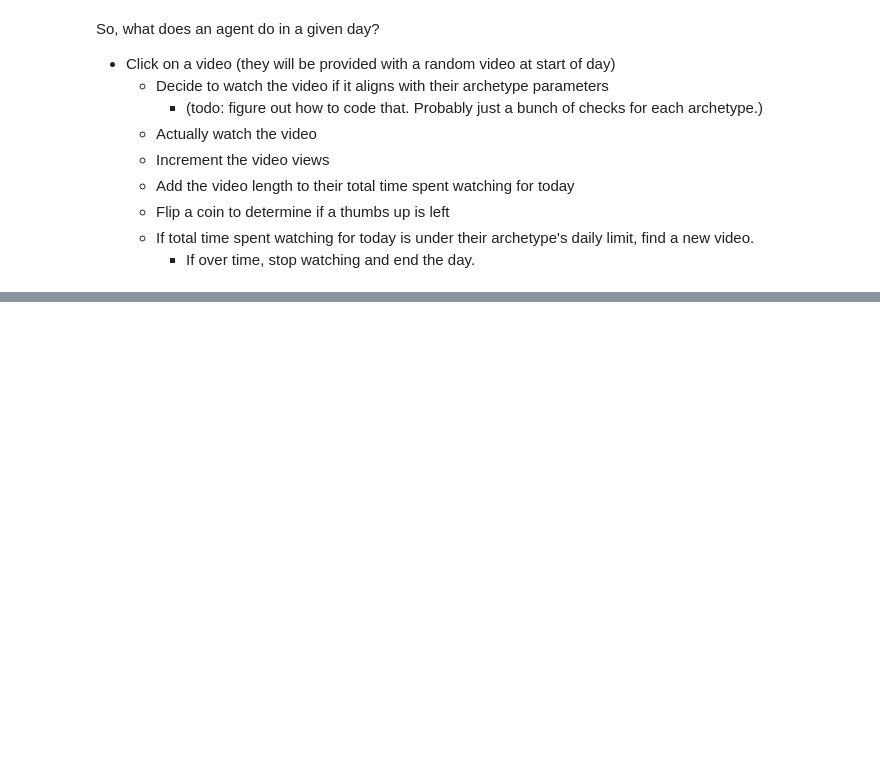
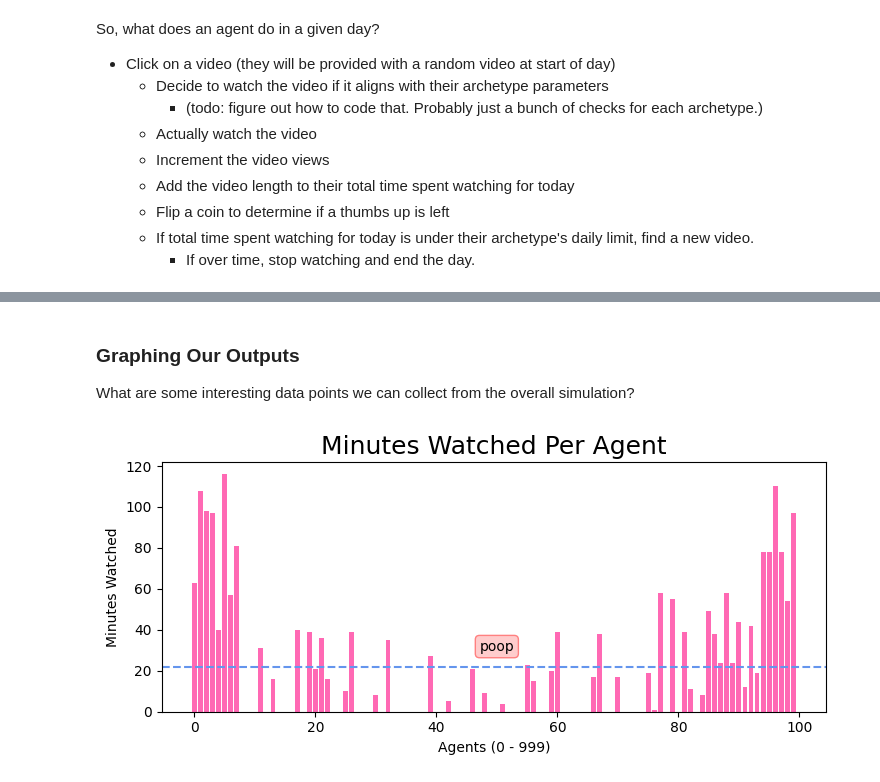
Before and after one commit to snyder-research-group/tools-of-justice, a Jupyter notebook: youtube simulation/simulation_notebook.ipynb, the cells around one changed output, grey strips where cells are left out. Cells and saved outputs as stored; diff of their text form; code cells hidden in the pictures; blank space fills up the shorter version.

Commit message:
Simulation works for all agents! Plus graphs!

```diff
--- a/youtube simulation/simulation_notebook.ipynb
+++ b/youtube simulation/simulation_notebook.ipynb
@@ -19,7 +19,7 @@ from behavior_reference import BEHAVIOR_ARCHETYPE_PARAMETERS
 from behavior_reference import AGENT_ARCHETYPE_DISTRIBUTION
 # %%
 # Defining our macro values to be referenced later on
-NUM_VIDEOS = 1000;
+NUM_VIDEOS = 10000;
 NUM_AGENTS = 100;
 # %% [markdown]
 ### Creation of Video Objects 🎥
@@ -49,7 +49,7 @@ for i in range(NUM_VIDEOS):
 # Generate random video length
 random_vid_lengths = []
 for i in range(NUM_VIDEOS):
-    r = random.randint(1, 100)
+    r = random.randint(1, 80)
     random_vid_lengths.append(r)
 
 # Generate random video extremeness
@@ -409,0 +414,31 @@ Minutes watched today: 94
+# %% [markdown]
+### Graphing Our Outputs
+
+What are some interesting data points we can collect from the overall simulation?
+# %%
+import numpy as numpy
+
+# Let's graph each agent with how much they watched per day.
+# x axis = agents (0-199), y axis = minutes watched per agent
+# oh god. i have to make a separate array to record every agent's minutes watched
+
+x = numpy.arange(0,100)
+y = agent_minutes_watched_today_array
+
+plt.bar(x,y,align='center', color = 'hotpink') # A bar chart
+plt.title('Minutes Watched Per Agent', fontsize = 18)
+plt.xlabel('Agents (0 - 999)')
+plt.ylabel('Minutes Watched')
+plt.axhline(numpy.nanmean(y), linestyle = '--', color = 'cornflowerblue')
+
+plt.text(50, numpy.nanmean(y) + 10, "poop", size=10, rotation=0.,
+         ha="center", va="center",
+         bbox=dict(boxstyle="round",
+                   ec=(1., 0.5, 0.5),   # edge color: rbg values
+                   fc=(1., 0.8, 0.8),   # fill color: rbg values
+                   )
+         )
+
+plt.show()
+# %% [output]
+[figure, added]
```
Also changed, not shown: parts of 6 cells of this notebook, 2 other files.
